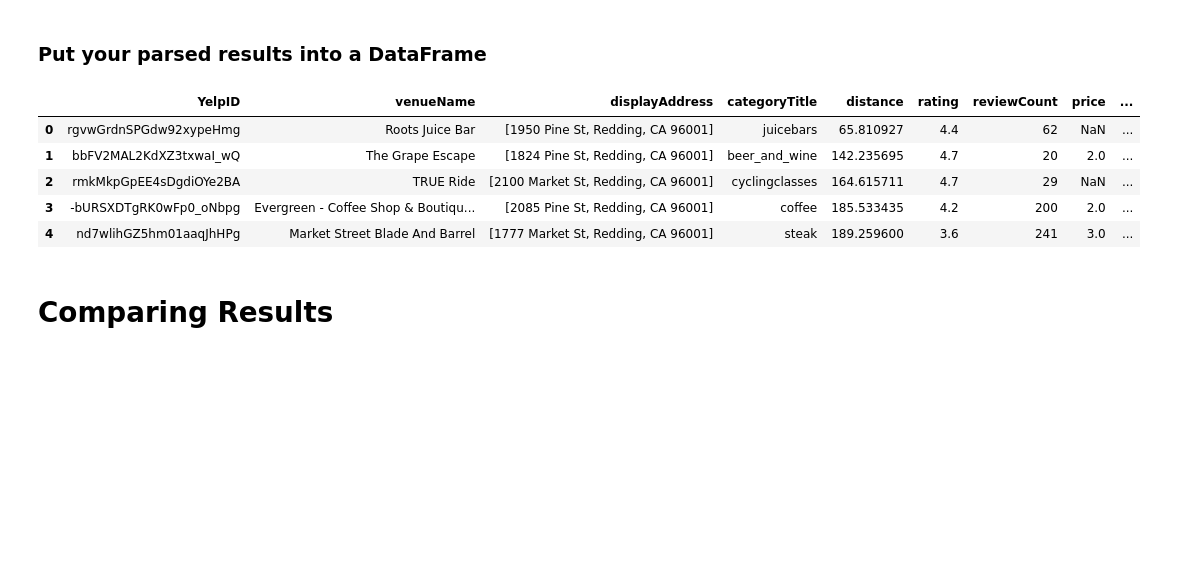
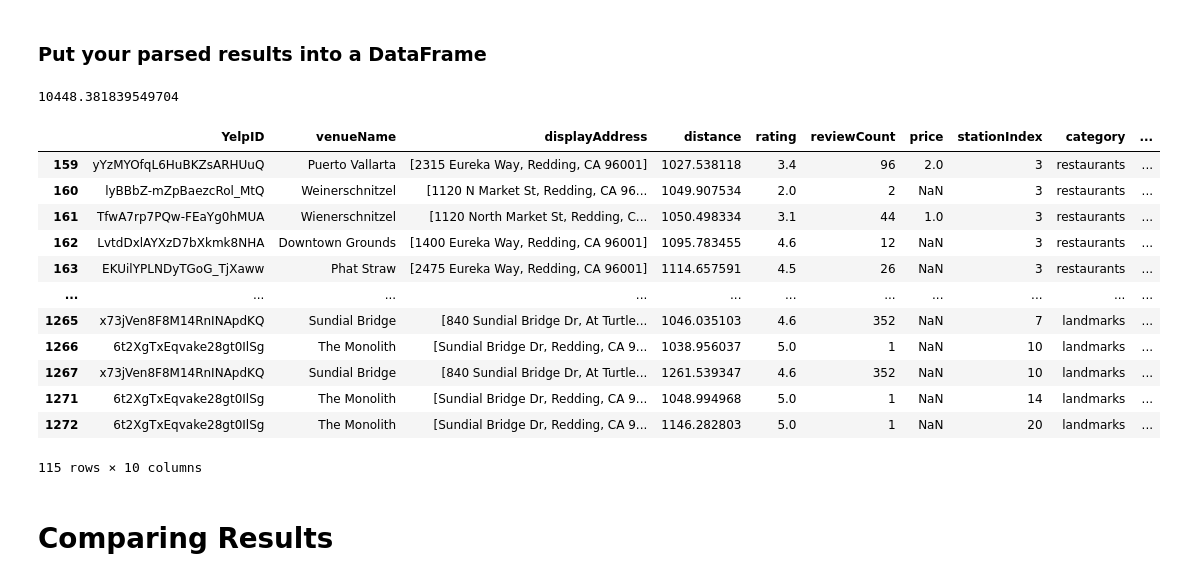
Before and after one commit to TangKenneth25/Statistical-Modelling-Project, a Jupyter notebook: notebooks/02yelp_foursquare_EDA.ipynb, the cells around one changed output. Saved outputs shown, nothing was run; the diff lists cells and outputs as text; code cells hidden in the pictures; blank space fills up the shorter version.

```diff
--- a/notebooks/02yelp_foursquare_EDA.ipynb
+++ b/notebooks/02yelp_foursquare_EDA.ipynb
@@ -247,3 +229,16 @@ for i in range(len(ReddingBikes)):
+# %%
+# Pulling all info for each bike station into a list
+YelpVenues = []
+
+# Commented out music and arts to reduce api call usage
+categories = ['restaurants','bars','landmarks'] #,'food-and-drink','music','visual-arts','performing-arts','film']
+
+for category in categories:
+    for i in range(len(ReddingBikes)):
+        venues = getVenuesYelp(ReddingBikes['latitude'][i], ReddingBikes['longitude'][i], radius, YelpKey, category, limit).json()
+        venues['category'] = category
+        venues['stationIndex'] = i
+        YelpVenues.append(venues)
 # %% [markdown]
 ### Parse through the response to get the POI (such as restaurants, bars, etc) details you want (ratings, name, location, etc)
 # %%
@@ -262,7 +257,6 @@ def ParseYelpResults(venue):
     yelpID = venue['id']
     venueName = venue['name']
     displayAddress = venue['location']['display_address']
-    categoryTitle = venue['categories'][0]['alias']
     distance = venue['distance']
     rating = venue['rating']
     reviewCount = venue['review_count']
@@ -274,7 +268,7 @@ def ParseYelpResults(venue):
     except:
         price = None
 
-    returnList = [yelpID, venueName, displayAddress, categoryTitle, distance, rating, reviewCount, price]
+    returnList = [yelpID, venueName, displayAddress, distance, rating, reviewCount, price]
 
     return returnList
 # %%
@@ -284,21 +278,32 @@ YelpVenueList = []
 for i in range(len(YelpVenues)):
     for venue in YelpVenues[i]['businesses']:
         returnList = ParseYelpResults(venue)
-        returnList.extend([i, YelpVenues[i]['total']])
+        returnList.extend([YelpVenues[i]['stationIndex'], YelpVenues[i]['category'], YelpVenues[i]['total']])
         YelpVenueList.append(returnList)
 # %% [markdown]
 ### Put your parsed results into a DataFrame
 # %%
-yelpColumnsHeader = ['YelpID','venueName', 'displayAddress','categoryTitle','distance','rating','reviewCount','price','stationIndex','totalVenues']
+yelpColumnsHeader = ['YelpID','venueName', 'displayAddress','distance','rating','reviewCount','price','stationIndex','category','totalVenues']
 
 yelpVenuesDF = pd.DataFrame(YelpVenueList)
 yelpVenuesDF.columns=yelpColumnsHeader
-# %%
-yelpVenuesDF.head()
-# %% [output]
-|  | YelpID | venueName | displayAddress | categoryTitle | distance | rating | reviewCount | price | ... |
-| 0 | rgvwGrdnSPGdw92xypeHmg | Roots Juice Bar | [1950 Pine St, Redding, CA 96001] | juicebars | 65.810927 | 4.4 | 62 | NaN | ... |
-| 1 | bbFV2MAL2KdXZ3txwaI_wQ | The Grape Escape | [1824 Pine St, Redding, CA 96001] | beer_and_wine | 142.235695 | 4.7 | 20 | 2.0 | ... |
-| 2 | rmkMkpGpEE4sDgdiOYe2BA | TRUE Ride | [2100 Market St, Redding, CA 96001] | cyclingclasses | 164.615711 | 4.7 | 29 | NaN | ... |
-| 3 | -bURSXDTgRK0wFp0_oNbpg | Evergreen - Coffee Shop & Boutiqu... | [2085 Pine St, Redding, CA 96001] | coffee | 185.533435 | 4.2 | 200 | 2.0 | ... |
-| 4 | nd7wlihGZ5hm01aaqJhHPg | Market Street Blade And Barrel | [1777 Market St, Redding, CA 96001] | steak | 189.259600 | 3.6 | 241 | 3.0 | ... |
+# %%
+# Why does station 3 have an average distance of 2034 when the radius was set to 1000?
+# Rerunning the API for station 3 returns information with the same issues.
+print(yelpVenuesDF['distance'].max())
+yelpVenuesDF[yelpVenuesDF['distance'] > 1000]
+# %% [output]
+10448.381839549704
+|  | YelpID | venueName | displayAddress | distance | rating | reviewCount | price | stationIndex | category | ... |
+| 159 | yYzMYOfqL6HuBKZsARHUuQ | Puerto Vallarta | [2315 Eureka Way, Redding, CA 96001] | 1027.538118 | 3.4 | 96 | 2.0 | 3 | restaurants | ... |
+| 160 | lyBBbZ-mZpBaezcRol_MtQ | Weinerschnitzel | [1120 N Market St, Redding, CA 96... | 1049.907534 | 2.0 | 2 | NaN | 3 | restaurants | ... |
+| 161 | TfwA7rp7PQw-FEaYg0hMUA | Wienerschnitzel | [1120 North Market St, Redding, C... | 1050.498334 | 3.1 | 44 | 1.0 | 3 | restaurants | ... |
+| 162 | LvtdDxlAYXzD7bXkmk8NHA | Downtown Grounds | [1400 Eureka Way, Redding, CA 96001] | 1095.783455 | 4.6 | 12 | NaN | 3 | restaurants | ... |
+| 163 | EKUilYPLNDyTGoG_TjXaww | Phat Straw | [2475 Eureka Way, Redding, CA 96001] | 1114.657591 | 4.5 | 26 | NaN | 3 | restaurants | ... |
+| ... | ... | ... | ... | ... | ... | ... | ... | ... | ... | ... |
+| 1265 | x73jVen8F8M14RnINApdKQ | Sundial Bridge | [840 Sundial Bridge Dr, At Turtle... | 1046.035103 | 4.6 | 352 | NaN | 7 | landmarks | ... |
+| 1266 | 6t2XgTxEqvake28gt0IlSg | The Monolith | [Sundial Bridge Dr, Redding, CA 9... | 1038.956037 | 5.0 | 1 | NaN | 10 | landmarks | ... |
+| 1267 | x73jVen8F8M14RnINApdKQ | Sundial Bridge | [840 Sundial Bridge Dr, At Turtle... | 1261.539347 | 4.6 | 352 | NaN | 10 | landmarks | ... |
+| 1271 | 6t2XgTxEqvake28gt0IlSg | The Monolith | [Sundial Bridge Dr, Redding, CA 9... | 1048.994968 | 5.0 | 1 | NaN | 14 | landmarks | ... |
+| 1272 | 6t2XgTxEqvake28gt0IlSg | The Monolith | [Sundial Bridge Dr, Redding, CA 9... | 1146.282803 | 5.0 | 1 | NaN | 20 | landmarks | ... |
+115 rows × 10 columns
```
Also changed, not shown: parts of 24 cells of this notebook, 7 other files.
